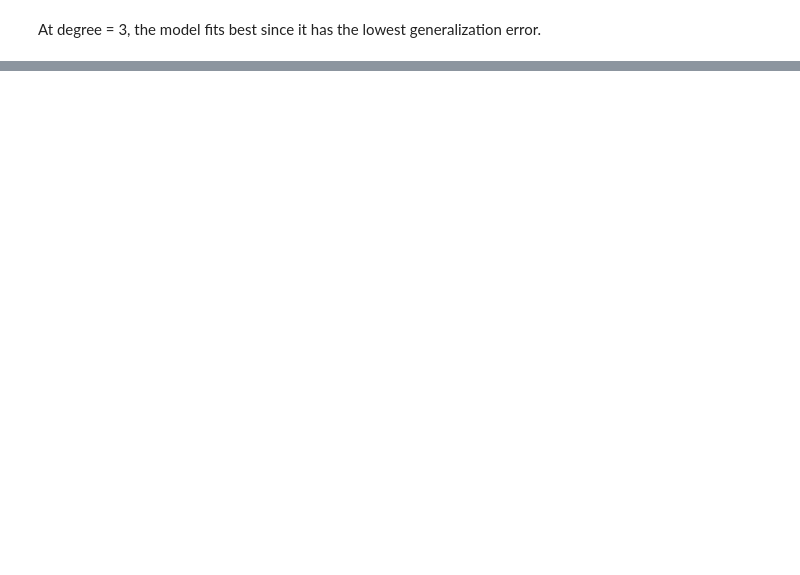
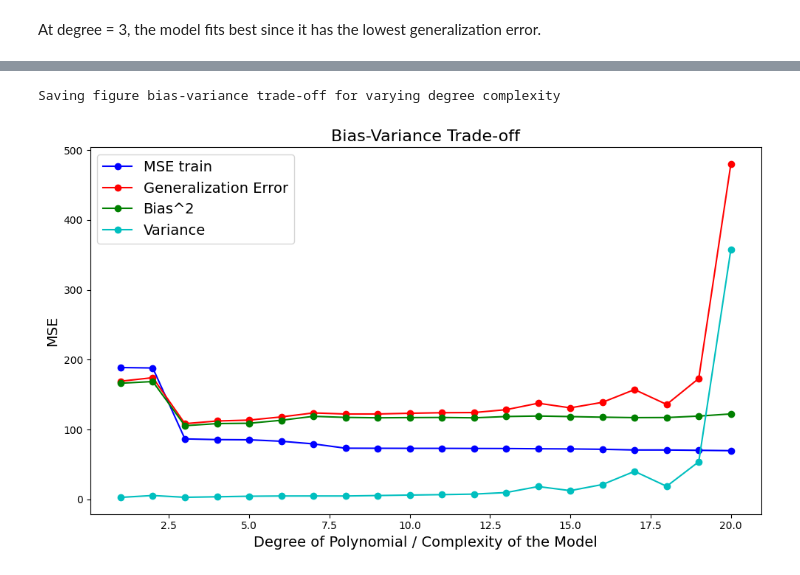
Before and after one commit to baksho/ml-nutshell, a Jupyter notebook: 03_overfitting_and_underfitting.ipynb, the cells around one changed output, grey strips where cells are left out. Cells and saved outputs as stored; diff of their text form; code cells hidden in the pictures; blank space fills up the shorter version.

```diff
--- a/03_overfitting_and_underfitting.ipynb
+++ b/03_overfitting_and_underfitting.ipynb
@@ -208,0 +212,45 @@ At degree = 3, the model fits best since it has the lowest generalization error.
+# %%
+degrees = range(1, 21)
+
+mse_train = []
+mse_gen = []
+biases = []
+variances = []
+
+for degree in degrees:
+    model = polynomial_regression(degree)
+    model.fit(X_large_train.reshape(-1, 1), y_large_train)
+
+    y_large_train_pred = model.predict(X_large_train.reshape(-1, 1))
+    # y_large_test_pred = model.predict(X_large_test.reshape(-1, 1))
+
+    train_error = mean_squared_error(y_large_train, y_large_train_pred)
+    # gen_error = mean_squared_error(y_large_test, y_large_test_pred)
+
+    mse_train.append(train_error)
+    # mse_gen.append(gen_error)
+
+    mse, bias, var = bias_variance_decomp(model, X_large_train.reshape(-1, 1), y_large_train, X_large_test.reshape(-1, 1), y_large_test, loss='mse', num_rounds=200, random_seed=42)
+
+    # Update errors
+    mse_gen.append(mse)
+    biases.append(bias)
+    variances.append(var)
+# %%
+plt.figure(figsize=(10, 6))
+
+plt.plot(degrees, mse_train, 'bo-', label='MSE train')
+plt.plot(degrees, mse_gen, 'ro-', label='Generalization Error')
+# plt.plot(degrees, mse_gen_2, 'mo-', label='Generalization Error (2)')
+plt.plot(degrees, biases, 'go-', label = 'Bias^2')
+plt.plot(degrees, variances, 'co-', label = 'Variance')
+plt.xlabel("Degree of Polynomial / Complexity of the Model", fontsize=14)
+plt.ylabel("MSE", fontsize=14)
+plt.legend(loc='best', fontsize=14)
+plt.title("Bias-Variance Trade-off", fontsize=16)
+
+save_fig('bias-variance trade-off for varying degree complexity')
+# plt.ylim(0, 200)
+# %% [output]
+Saving figure bias-variance trade-off for varying degree complexity
+[figure, added]
```
Also changed, not shown: parts of 6 cells of this notebook.
